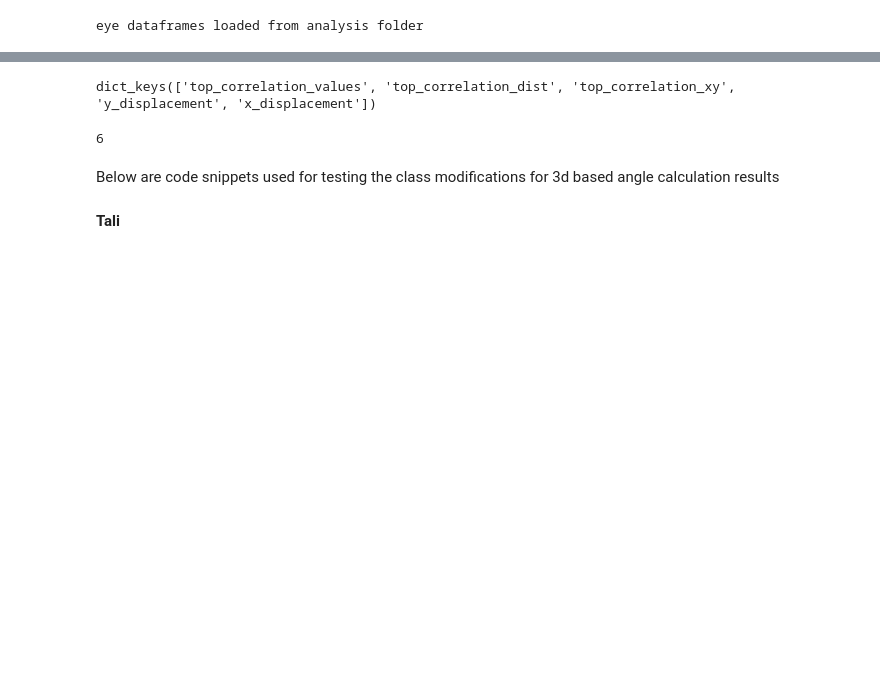
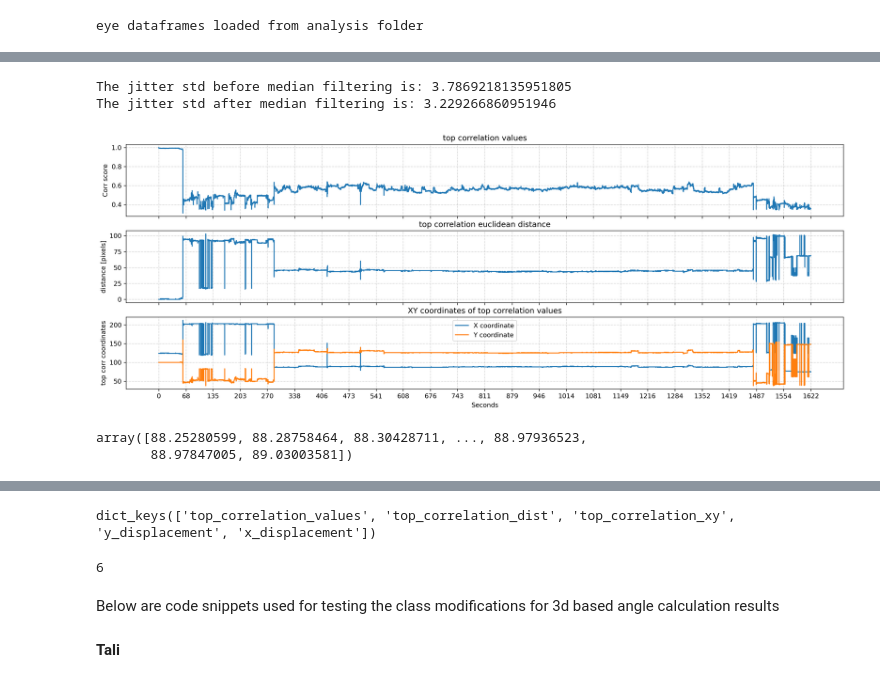
Before and after one commit to neural-electrophysiology-tool-team/Eye-Tracking-Tools, a Jupyter notebook: Graphs_for_paper_sept_23.ipynb, the cells around one changed output, grey strips where cells are left out. Saved outputs shown, nothing was run; the diff lists cells and outputs as text; code cells hidden in the pictures; blank space fills up the shorter version.

```diff
--- a/Graphs_for_paper_sept_23.ipynb
+++ b/Graphs_for_paper_sept_23.ipynb
@@ -70,0 +321,15 @@ Jitter report computed - check out re/le_jitter_dict attributes
+# %%
+x_displacement = block.re_jitter_dict['x_displacement']
+y_displacement = block.re_jitter_dict['y_displacement']
+
+x_std = np.std(x_displacement)
+print('The jitter std before median filtering is:',x_std)
+print('The jitter std after median filtering is:',np.std(signal.medfilt(x_displacement,kernel_size=121)))
+bokeh_plotter(signal.medfilt(x_displacement,kernel_size=121))
+# %% [output]
+The jitter std before median filtering is: 3.7869218135951805
+The jitter std after median filtering is: 3.229266860951946
+# %%
+_ = block.plot_jitter_vectors(block.le_jitter_dict,num_ticks=25)
+# %% [output]
+[figure, added]
@@ -70,0 +348,5 @@ Jitter report computed - check out re/le_jitter_dict attributes
+# %%
+np.array(eye_luma_df[0])
+# %% [output]
+array([88.25280599, 88.28758464, 88.30428711, ..., 88.97936523,
+       88.97847005, 89.03003581])
```
Also changed, not shown: parts of 42 cells of this notebook, 2 other files.
